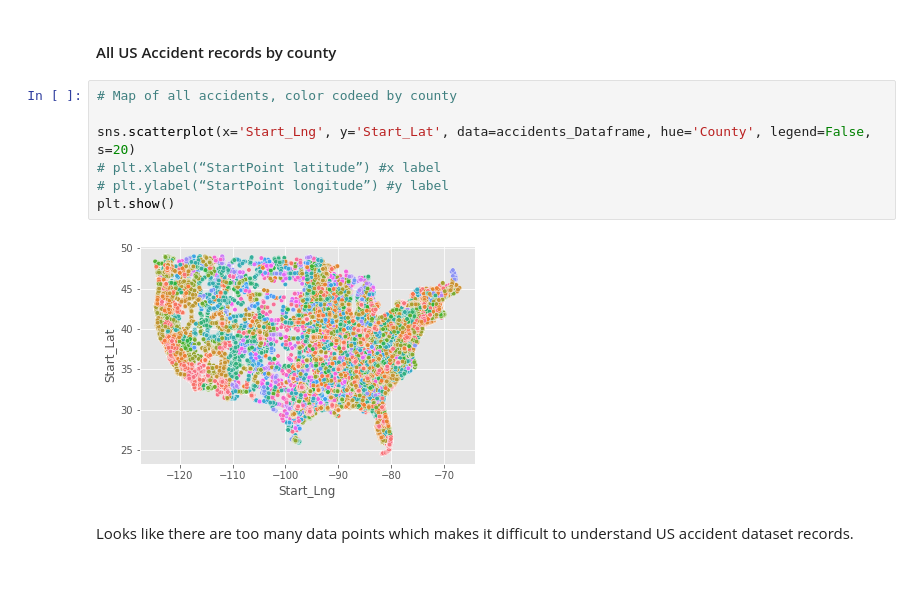
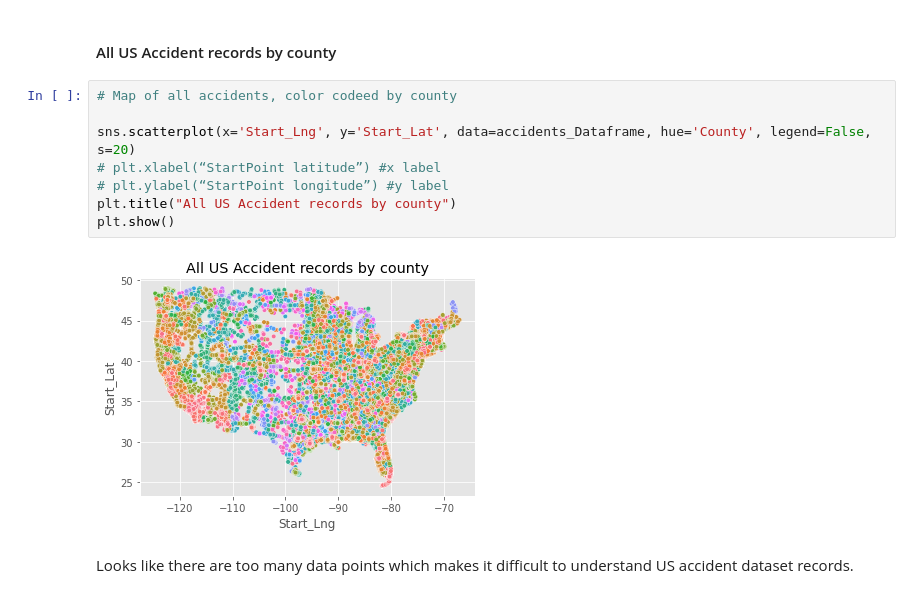
Before and after one commit to disuhitarth/EDA_Projects, a Jupyter notebook: dab-103-group-3.ipynb, the cells around one changed output. Saved outputs shown, nothing was run; the diff lists cells and outputs as text.

```diff
--- a/dab-103-group-3.ipynb
+++ b/dab-103-group-3.ipynb
@@ -403,12 +379,13 @@ fig.show()
 # %%
 # Map of all accidents, color codeed by county
 
 sns.scatterplot(x='Start_Lng', y='Start_Lat', data=accidents_Dataframe, hue='County', legend=False, s=20)
 # plt.xlabel(“StartPoint latitude”) #x label
 # plt.ylabel(“StartPoint longitude”) #y label
+plt.title("All US Accident records by county")
 plt.show()
 # %% [output]
-[figure, old version]
+[figure, new version]
 # %% [markdown]
 Looks like there are too many data points which makes it difficult to understand US accident dataset records.
 # %% [markdown]
```
Also changed, not shown: parts of 12 cells of this notebook.
